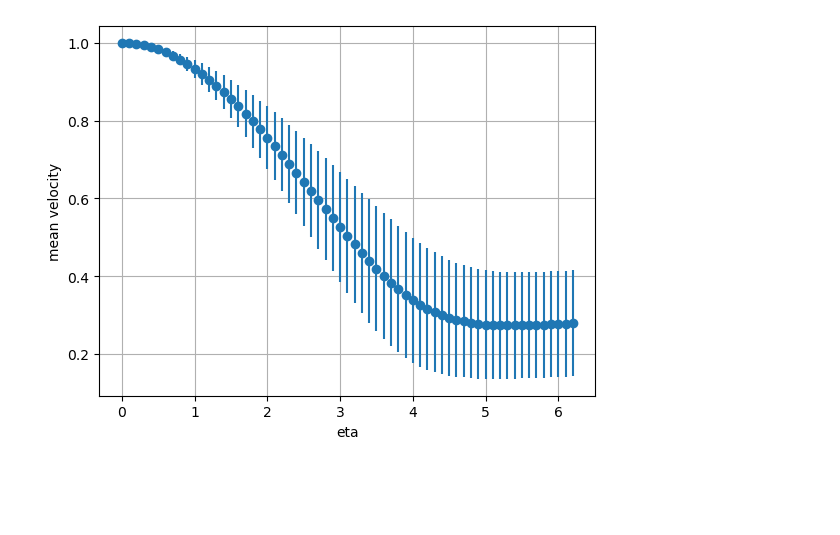
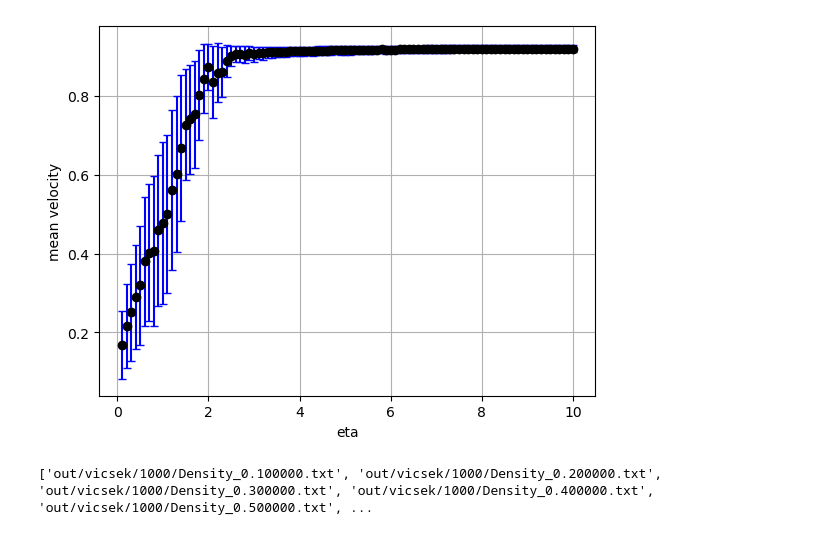
Before and after one commit to YannickHradetzky/Simulation, a Jupyter notebook: vicsek.ipynb, the cells around one changed output. Drawn from its saved outputs; the diff is of its cells as text; code cells hidden in the pictures; blank space fills up the shorter version.

```diff
--- a/vicsek.ipynb
+++ b/vicsek.ipynb
@@ -31,11 +31,39 @@ for filename in filenames:
 # %%
 plt.figure()
 
 
-plt.errorbar(etas, means, yerr=stds, fmt="o")
+plt.errorbar(etas, means, yerr=stds, fmt="o", color="black", ecolor="blue", capsize=3)
 plt.xlabel("eta")
 plt.ylabel("mean velocity")
 plt.grid()
 plt.show()
 # %% [output]
-[figure, old version]
+[figure, new version]
+# %%
+filenames = glob.glob("out/vicsek/1000/Density*txt")
+filenames.sort(key = lambda x: float(x.split("/")[3].split("_")[1].split(".txt")[0]))
+print(filenames)
+
+means = []
+stds = []
+etas = []
+for filename in filenames:
+    df = pd.read_csv(filename, sep=" ", header=None)
+    # for each row in the df, calculate the mean and std of the velocities
+    sum_mean = 0
+    sum_std = 0
+    count = 0
+    for (_, row) in df.iterrows():
+        count += 1
+        sum_mean += np.mean(row)
+        sum_std += np.std(row)
+
+    Mean = sum_mean / count
+    Std = sum_std / count
+    means.append(Mean)
+    stds.append(Std)
+    eta = filename.split("/")[3].split(".txt")[0].split("_")[1]
+    eta = eta.split(".txt")[0]
+    etas.append(float(eta))
+# %% [output]
+['out/vicsek/1000/Density_0.100000.txt', 'out/vicsek/1000/Density_0.200000.txt', 'out/vicsek/1000/Density_0.300000.txt', 'out/vicsek/1000/Density_0.400000.txt', 'out/vicsek/1000/Density_0.500000.txt', ...
```
Also changed, not shown: parts of 1 cell of this notebook.
